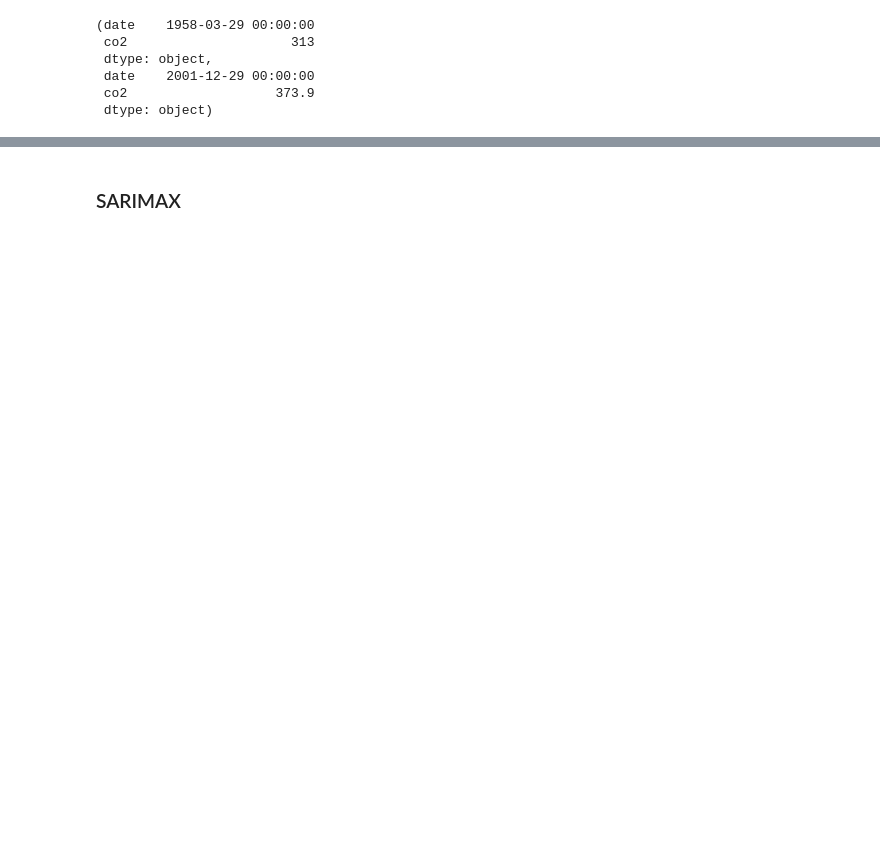
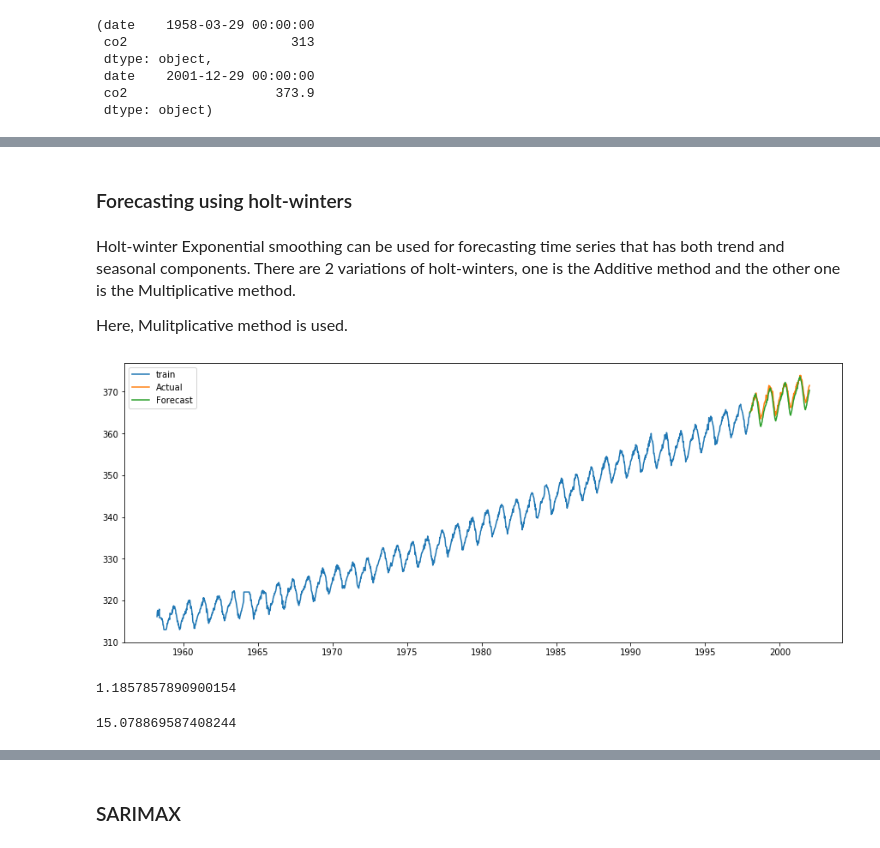
Before and after one commit to nharikrishnan/co2_forecast, a Jupyter notebook: holt_winter.ipynb, the cells around one changed output, grey strips where cells are left out. Drawn from its saved outputs; the diff is of its cells as text; code cells hidden in the pictures; blank space fills up the shorter version.

```diff
--- a/holt_winter.ipynb
+++ b/holt_winter.ipynb
@@ -216,0 +109,34 @@ np.sqrt(mean_squared_error(test['co2'], y_pred['arima']))
+# %% [markdown]
+### Forecasting using holt-winters
+# %% [markdown]
+<p> <font size=3> Holt-winter Exponential smoothing can be used for forecasting time series that has both trend and seasonal components. There are 2 variations of holt-winters, one is the Additive method and the other one is the Multiplicative method.</font></p>
+<p> <font size=3>Here, Mulitplicative method is used.
+# %%
+fit_forecast = ExponentialSmoothing(np.asarray(train['co2']), seasonal_periods=52, seasonal = 'mul', trend = 'mul').fit()
+y_pred = test.copy()
+
+#forecast
+y_pred['holt_winter'] = fit_forecast.forecast(len(test['co2']))
+
+#plotting
+plt.figure(figsize = (15, 6))
+plt.plot(train['co2'], label='train')
+plt.plot(test['co2'], label='Actual')
+plt.plot(y_pred['holt_winter'], label = 'Forecast')
+
+plt.legend(loc = 'best')
+
+plt.show()
+# %% [output]
+[figure, added]
+# %%
+# checking the root mean squared error
+from sklearn.metrics import mean_squared_error
+error = np.sqrt(mean_squared_error(test['co2'], y_pred['holt_winter']))
+print(error)
+# %% [output]
+1.1857857890900154
+# %%
+train['co2'].std()
+# %% [output]
+15.078869587408244
```
Also changed, not shown: parts of 58 cells of this notebook.
